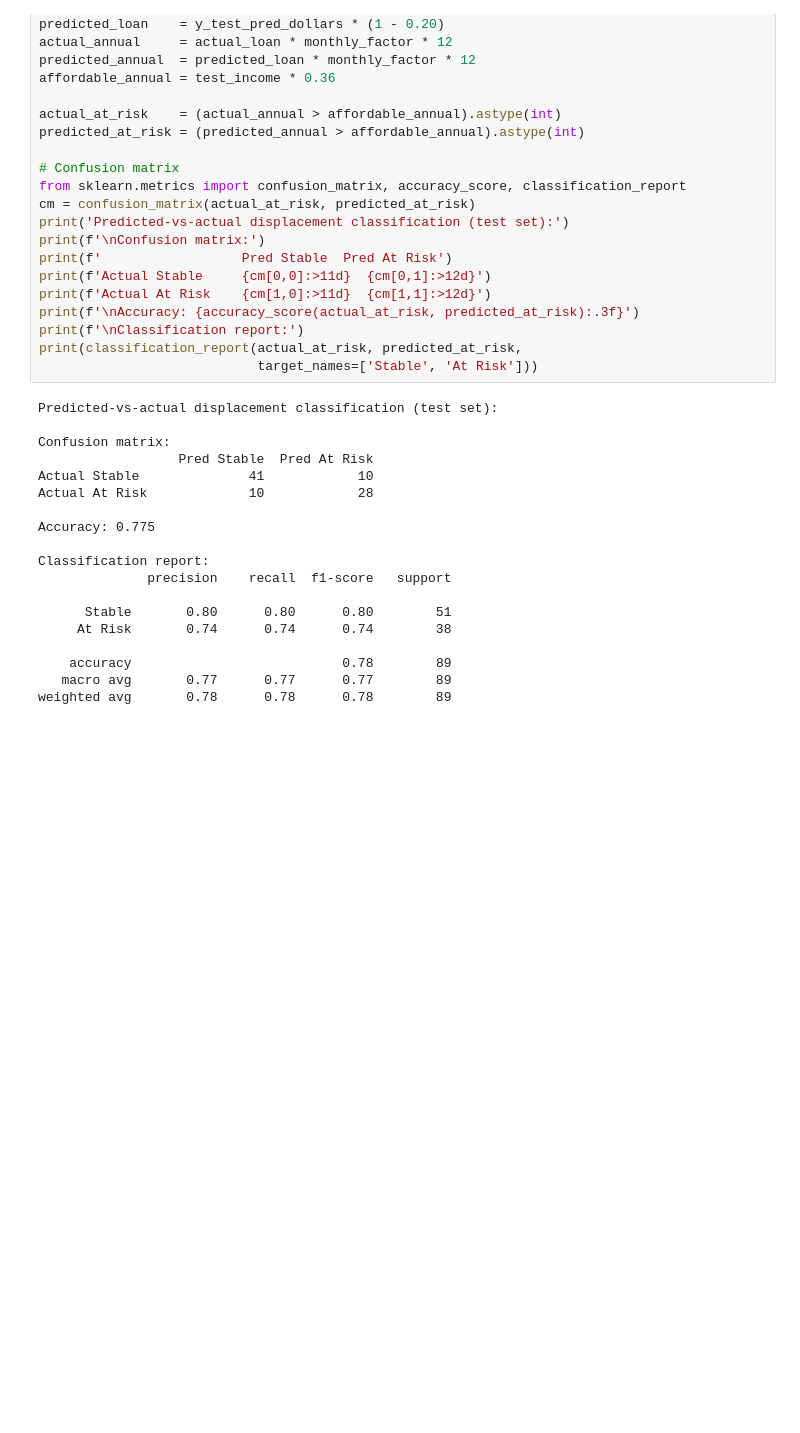
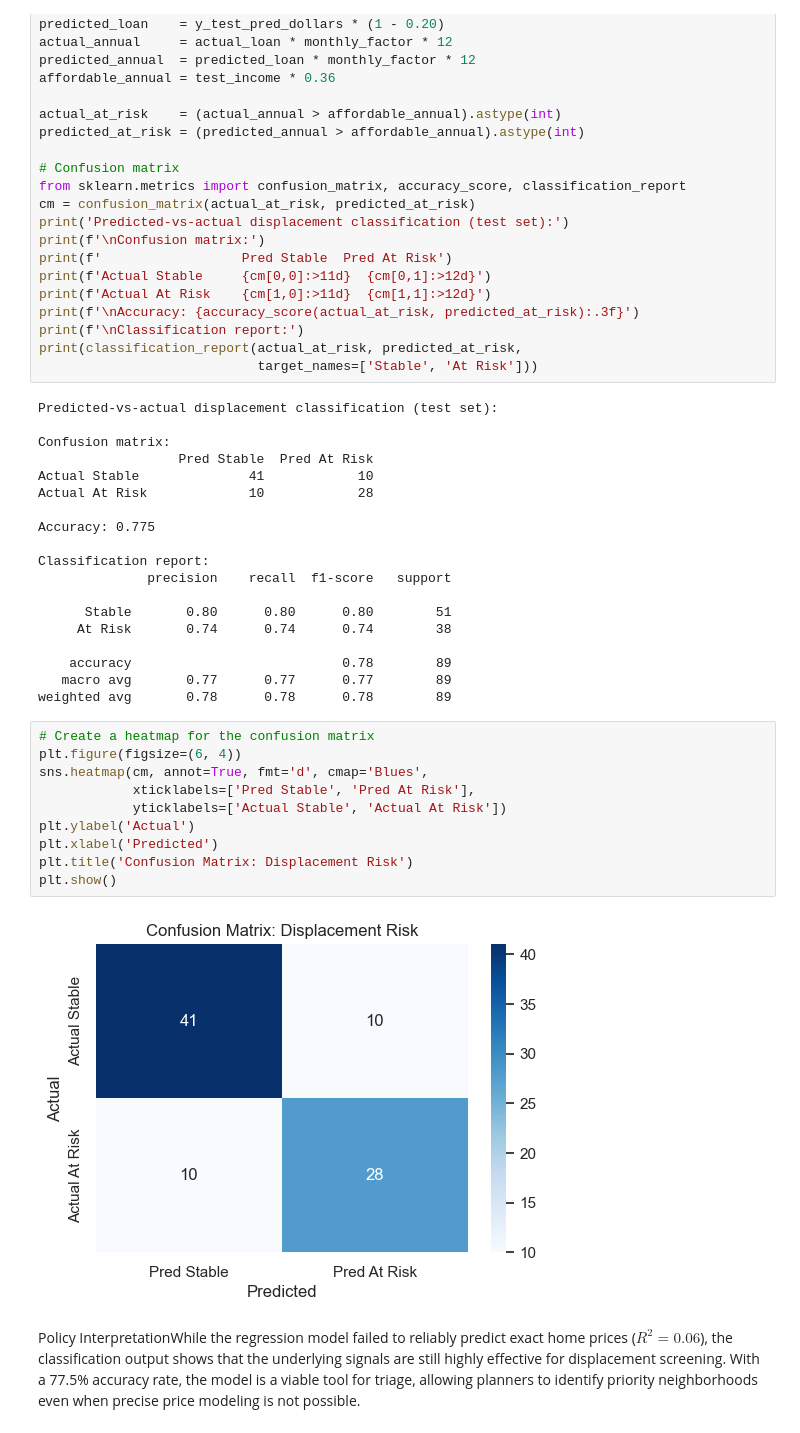
Before and after one commit to juanthom99/Charlotte-NPA-Housing-Affordability-Analysis, a Jupyter notebook: notebooks/03_regression (1).ipynb, the cells around one changed output. Saved outputs shown, nothing was run; the diff lists cells and outputs as text; blank space fills up the shorter version.

Commit message:
Add confusion matrix heatmap visualization

```diff
--- a/notebooks/03_regression (1).ipynb
+++ b/notebooks/03_regression (1).ipynb
@@ -722,3 +722,17 @@ Classification report:
     accuracy                           0.78        89
    macro avg       0.77      0.77      0.77        89
 weighted avg       0.78      0.78      0.78        89
+# %%
+# Create a heatmap for the confusion matrix
+plt.figure(figsize=(6, 4))
+sns.heatmap(cm, annot=True, fmt='d', cmap='Blues',
+            xticklabels=['Pred Stable', 'Pred At Risk'],
+            yticklabels=['Actual Stable', 'Actual At Risk'])
+plt.ylabel('Actual')
+plt.xlabel('Predicted')
+plt.title('Confusion Matrix: Displacement Risk')
+plt.show()
+# %% [output]
+[figure, added]
+# %% [markdown]
+Policy InterpretationWhile the regression model failed to reliably predict exact home prices ($R^2 = 0.06$), the classification output shows that the underlying signals are still highly effective for displacement screening. With a 77.5% accuracy rate, the model is a viable tool for triage, allowing planners to identify priority neighborhoods even when precise price modeling is not possible.
```
